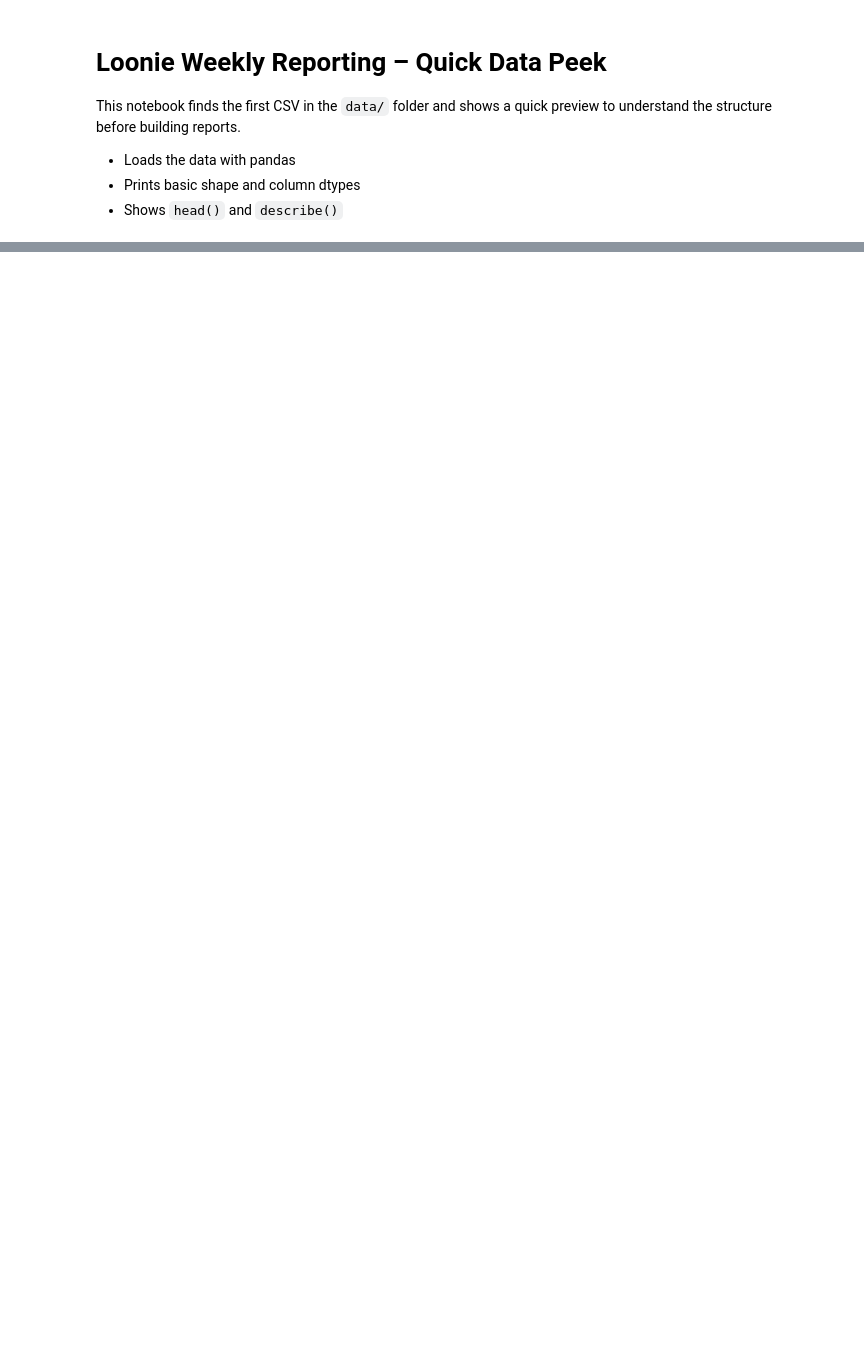
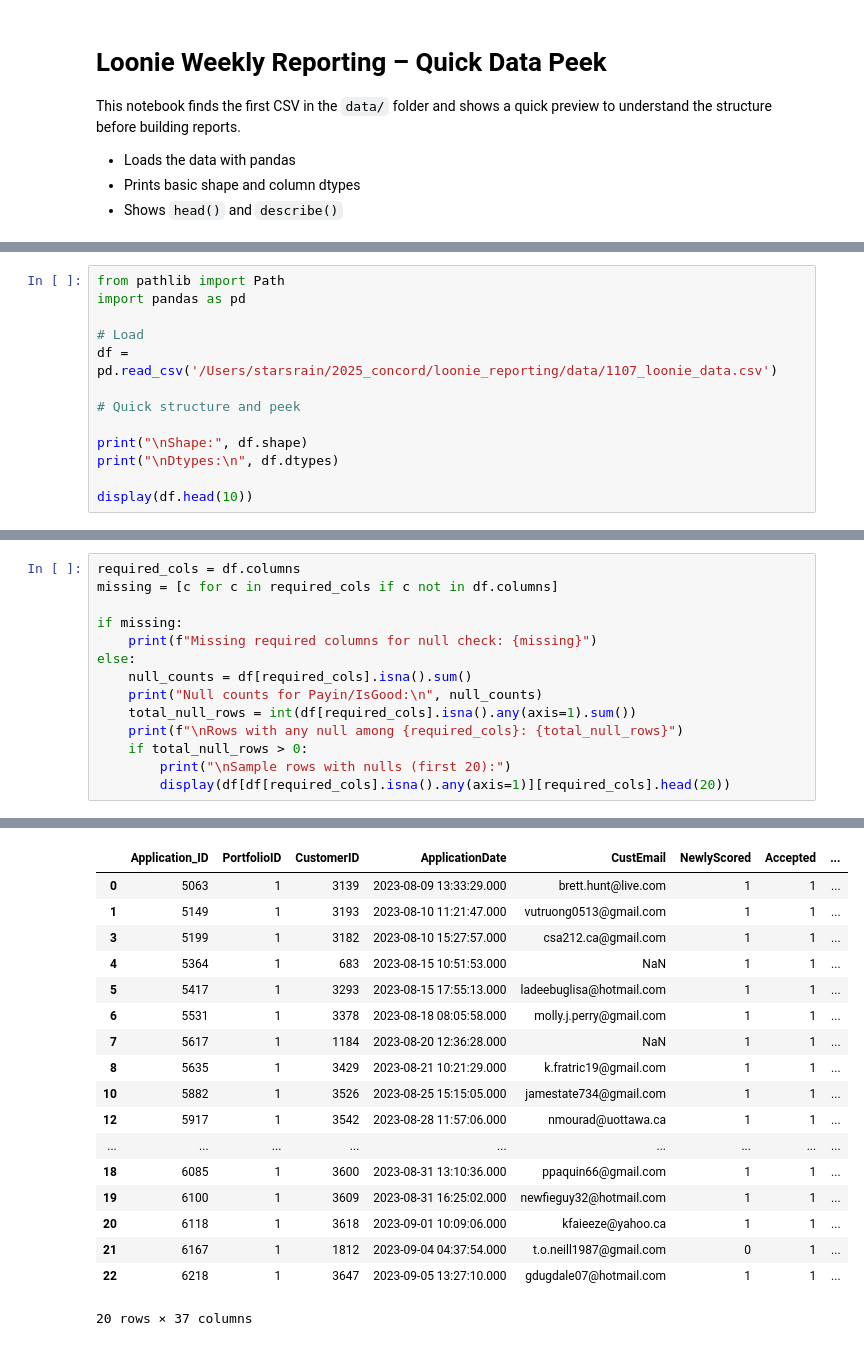
Before and after one commit to Junchen-concord/loonie_reporting, a Jupyter notebook: notebooks/01_quick_peek.ipynb, the cells around one changed output, grey strips where cells are left out. Drawn from its saved outputs; the diff is of its cells as text; blank space fills up the shorter version.

Commit message:
loonie table req ready

```diff
--- a/notebooks/01_quick_peek.ipynb
+++ b/notebooks/01_quick_peek.ipynb
@@ -45,0 +9,13 @@ with pd.option_context('display.max_columns', None, 'display.width', 120):
+# %%
+from pathlib import Path
+import pandas as pd
+
+# Load
+df = pd.read_csv('/Users/starsrain/2025_concord/loonie_reporting/data/1107_loonie_data.csv')
+
+# Quick structure and peek
+
+print("\nShape:", df.shape)
+print("\nDtypes:\n", df.dtypes)
+
+display(df.head(10))
@@ -45,0 +64,15 @@ with pd.option_context('display.max_columns', None, 'display.width', 120):
+# %%
+required_cols = df.columns
+missing = [c for c in required_cols if c not in df.columns]
+
+if missing:
+    print(f"Missing required columns for null check: {missing}")
+else:
+    null_counts = df[required_cols].isna().sum()
+    print("Null counts for Payin/IsGood:\n", null_counts)
+    total_null_rows = int(df[required_cols].isna().any(axis=1).sum())
+    print(f"\nRows with any null among {required_cols}: {total_null_rows}")
+    if total_null_rows > 0:
+        print("\nSample rows with nulls (first 20):")
+        display(df[df[required_cols].isna().any(axis=1)][required_cols].head(20))
+# %% [output]
@@ -45,0 +96,18 @@ with pd.option_context('display.max_columns', None, 'display.width', 120):
+|  | Application_ID | PortfolioID | CustomerID | ApplicationDate | CustEmail | NewlyScored | Accepted | ... |
+| 0 | 5063 | 1 | 3139 | 2023-08-09 13:33:29.000 | brett.hunt@live.com | 1 | 1 | ... |
+| 1 | 5149 | 1 | 3193 | 2023-08-10 11:21:47.000 | vutruong0513@gmail.com | 1 | 1 | ... |
+| 3 | 5199 | 1 | 3182 | 2023-08-10 15:27:57.000 | csa212.ca@gmail.com | 1 | 1 | ... |
+| 4 | 5364 | 1 | 683 | 2023-08-15 10:51:53.000 | NaN | 1 | 1 | ... |
+| 5 | 5417 | 1 | 3293 | 2023-08-15 17:55:13.000 | ladeebuglisa@hotmail.com | 1 | 1 | ... |
+| 6 | 5531 | 1 | 3378 | 2023-08-18 08:05:58.000 | molly.j.perry@gmail.com | 1 | 1 | ... |
+| 7 | 5617 | 1 | 1184 | 2023-08-20 12:36:28.000 | NaN | 1 | 1 | ... |
+| 8 | 5635 | 1 | 3429 | 2023-08-21 10:21:29.000 | k.fratric19@gmail.com | 1 | 1 | ... |
+| 10 | 5882 | 1 | 3526 | 2023-08-25 15:15:05.000 | jamestate734@gmail.com | 1 | 1 | ... |
+| 12 | 5917 | 1 | 3542 | 2023-08-28 11:57:06.000 | nmourad@uottawa.ca | 1 | 1 | ... |
+| ... | ... | ... | ... | ... | ... | ... | ... | ... |
+| 18 | 6085 | 1 | 3600 | 2023-08-31 13:10:36.000 | ppaquin66@gmail.com | 1 | 1 | ... |
+| 19 | 6100 | 1 | 3609 | 2023-08-31 16:25:02.000 | newfieguy32@hotmail.com | 1 | 1 | ... |
+| 20 | 6118 | 1 | 3618 | 2023-09-01 10:09:06.000 | kfaieeze@yahoo.ca | 1 | 1 | ... |
+| 21 | 6167 | 1 | 1812 | 2023-09-04 04:37:54.000 | t.o.neill1987@gmail.com | 0 | 1 | ... |
+| 22 | 6218 | 1 | 3647 | 2023-09-05 13:27:10.000 | gdugdale07@hotmail.com | 1 | 1 | ... |
+20 rows × 37 columns
```
Also changed, not shown: parts of 15 cells of this notebook, 4 other files.
